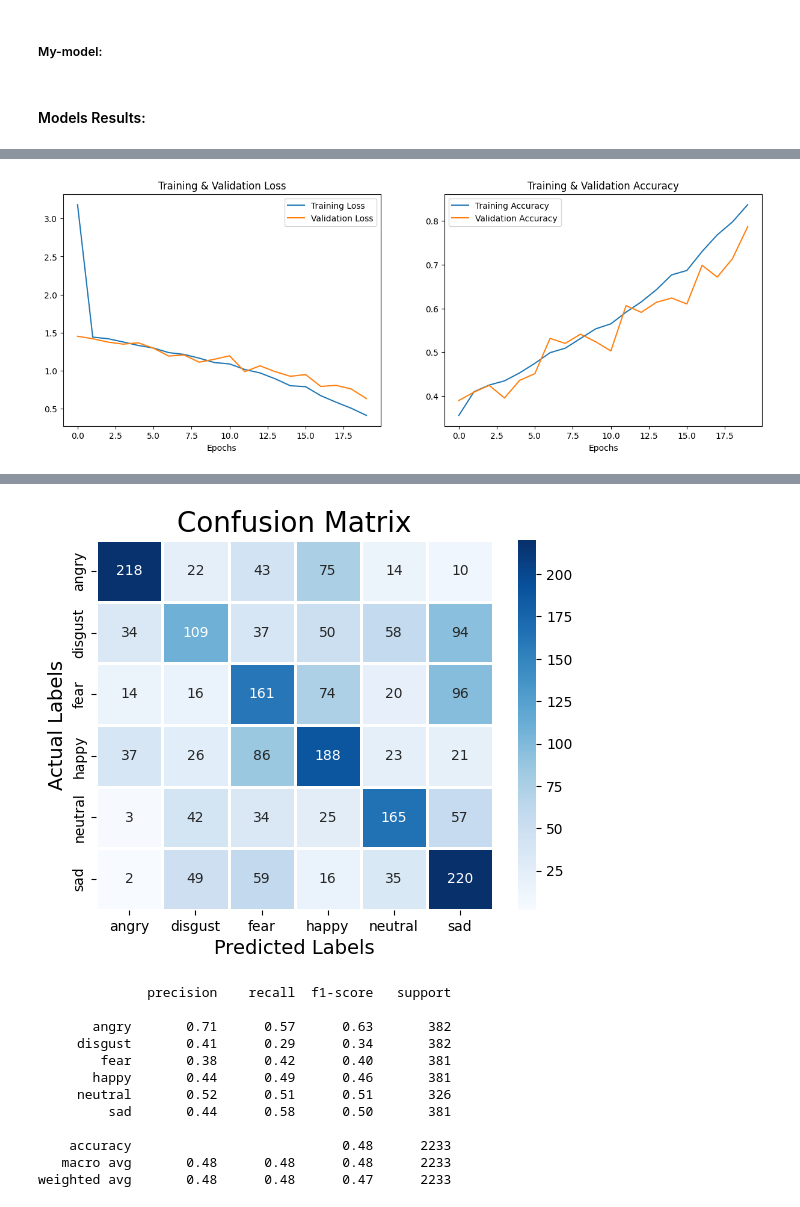
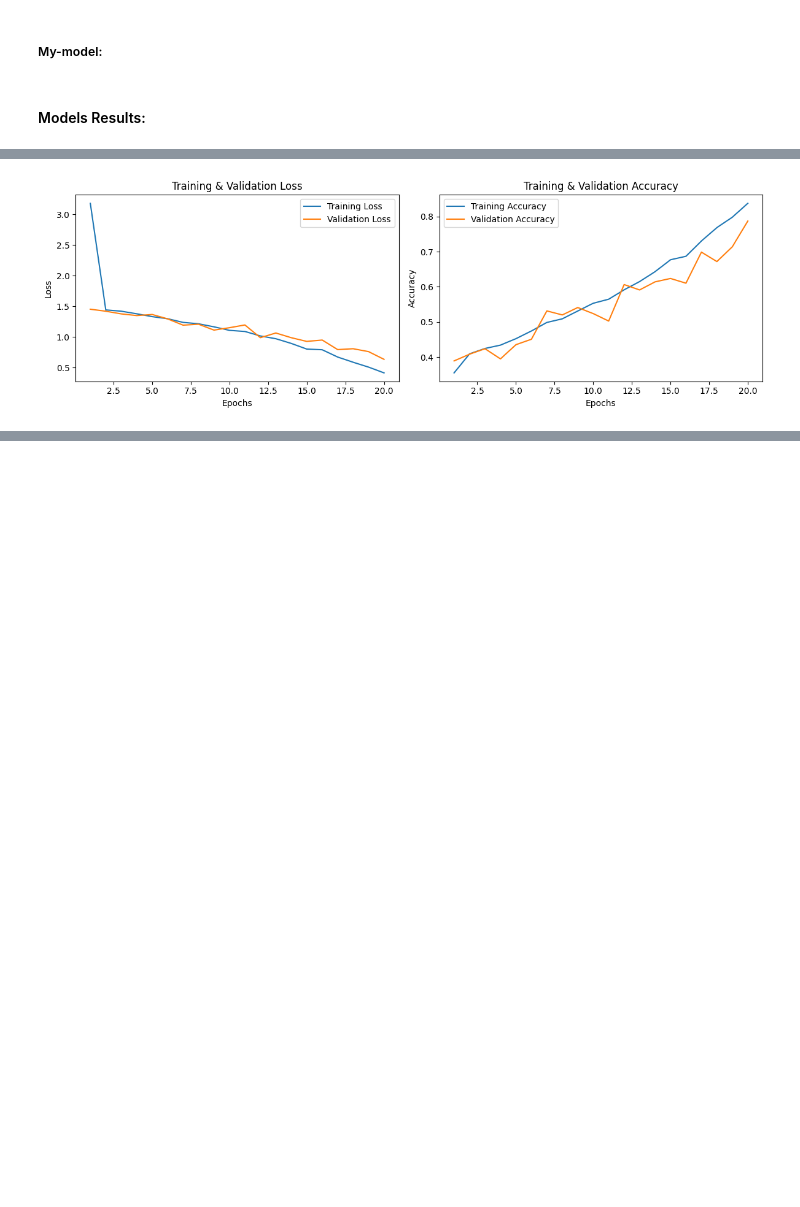
Before and after one commit to AhmedAshraf4/Speech-Emotion-Recognition, a Jupyter notebook: Speech_Emotion_Recognition.ipynb, the cells around one changed output, grey strips where cells are left out. Cells and saved outputs as stored; diff of their text form; code cells hidden in the pictures; blank space fills up the shorter version.

```diff
--- a/Speech_Emotion_Recognition.ipynb
+++ b/Speech_Emotion_Recognition.ipynb
@@ -1198,5 +1137,4 @@ Test Accuracy: 0.475145548582077
 # %%
 get_plots(vgg16_model_2d['history'], epochs=epochs_30)
-get_stats(vgg16_model_2d['model'], data_test_s2, labels_test_enc)
 # %% [output]
-[figure, old version]
+[figure, new version]
@@ -1204,16 +1141,3 @@ get_stats(vgg16_model_2d['model'], data_test_s2, labels_test_enc)
-[figure, removed]
-              precision    recall  f1-score   support
-
-       angry       0.71      0.57      0.63       382
-     disgust       0.41      0.29      0.34       382
-        fear       0.38      0.42      0.40       381
-       happy       0.44      0.49      0.46       381
-     neutral       0.52      0.51      0.51       326
-         sad       0.44      0.58      0.50       381
-
-    accuracy                           0.48      2233
-   macro avg       0.48      0.48      0.48      2233
-weighted avg       0.48      0.48      0.47      2233
 # %%
 # saving the model
 vgg16_model_2d['model'].save(save_path+"vgg16_model_2d.h5")
```
Also changed, not shown: parts of 11 cells of this notebook, 12 other files.
